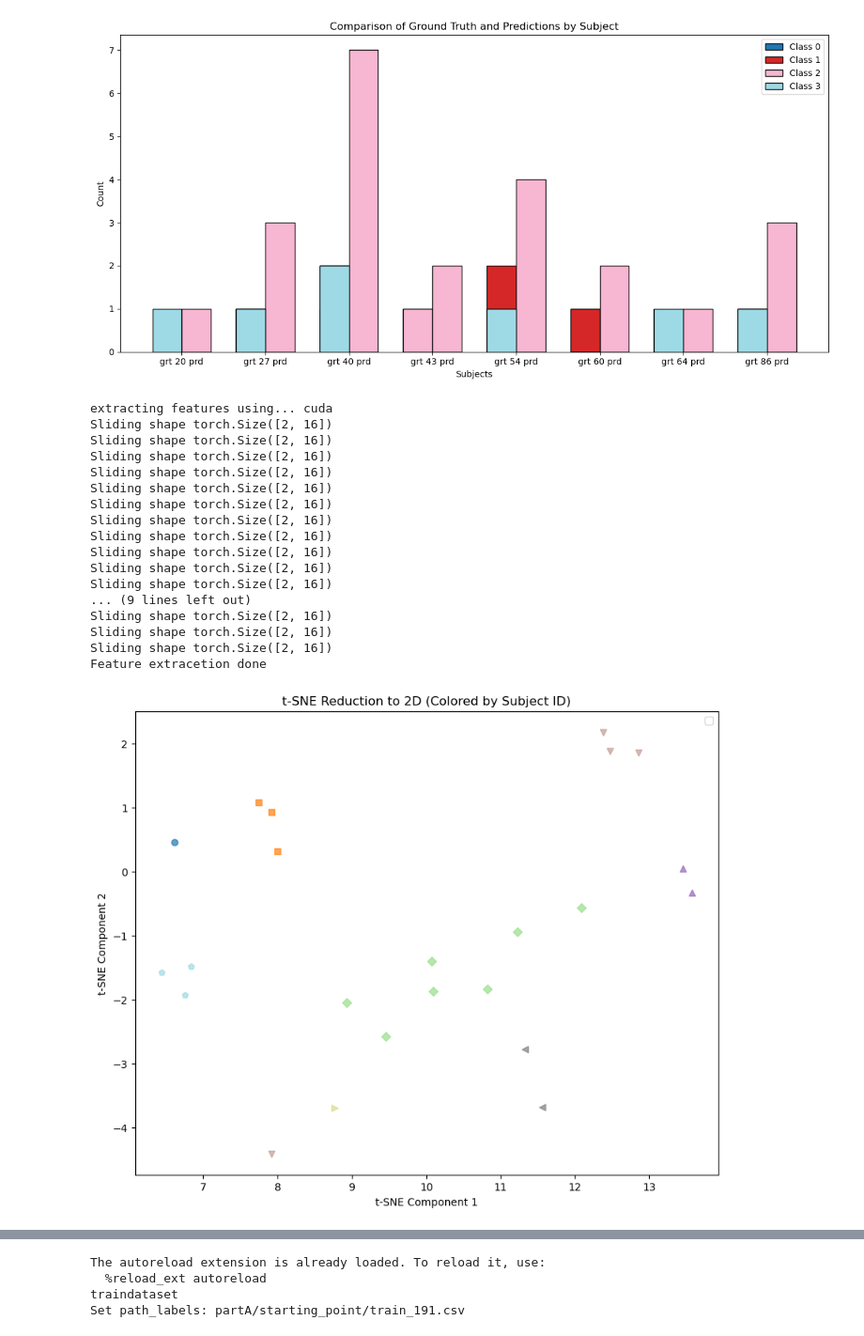
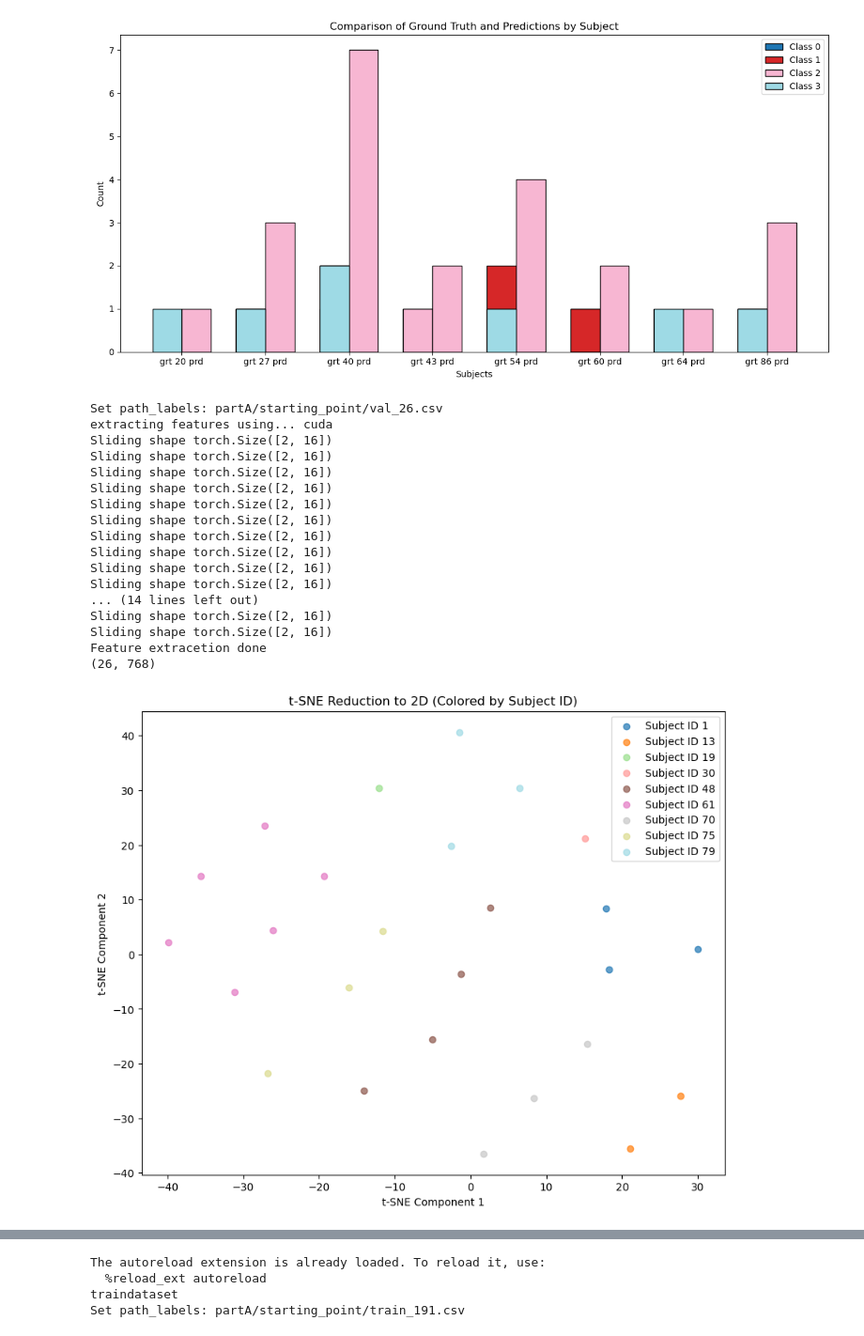
Before and after one commit to villifCoder559/PainAssessmentVideo, a Jupyter notebook: test.ipynb, the cells around one changed output, grey strips where cells are left out. Shown at 94% size. Drawn from its saved outputs; the diff is of its cells as text; code cells hidden in the pictures.

```diff
--- a/test.ipynb
+++ b/test.ipynb
@@ -193,25 +193,26 @@ Feature extracetion done
 Computing features...
 [2 2 2 2 2 2 2 2 2 2 2 2 2 2 2 2 2 2 2 2 2 2 2]
 [figure]
-# %%
-model_advanced.plot_tsne_colored()
-# %% [output]
-extracting features using... cuda
-Sliding shape torch.Size([2, 16])
-Sliding shape torch.Size([2, 16])
-Sliding shape torch.Size([2, 16])
-Sliding shape torch.Size([2, 16])
-Sliding shape torch.Size([2, 16])
-Sliding shape torch.Size([2, 16])
-Sliding shape torch.Size([2, 16])
-Sliding shape torch.Size([2, 16])
-Sliding shape torch.Size([2, 16])
-Sliding shape torch.Size([2, 16])
-Sliding shape torch.Size([2, 16])
-... (9 lines left out)
-Sliding shape torch.Size([2, 16])
-Sliding shape torch.Size([2, 16])
-Sliding shape torch.Size([2, 16])
-Feature extracetion done
-[figure, removed]
+# %%
+model_advanced.dataset.set_path_labels('val')
+model_advanced.plot_tsne('subject',use_cuda=True)
+# %% [output]
+Set path_labels: partA/starting_point/val_26.csv
+extracting features using... cuda
+Sliding shape torch.Size([2, 16])
+Sliding shape torch.Size([2, 16])
+Sliding shape torch.Size([2, 16])
+Sliding shape torch.Size([2, 16])
+Sliding shape torch.Size([2, 16])
+Sliding shape torch.Size([2, 16])
+Sliding shape torch.Size([2, 16])
+Sliding shape torch.Size([2, 16])
+Sliding shape torch.Size([2, 16])
+Sliding shape torch.Size([2, 16])
+... (14 lines left out)
+Sliding shape torch.Size([2, 16])
+Sliding shape torch.Size([2, 16])
+Feature extracetion done
+(26, 768)
+[figure, added]
 # %%
```
Also changed, not shown: parts of 4 cells of this notebook.
